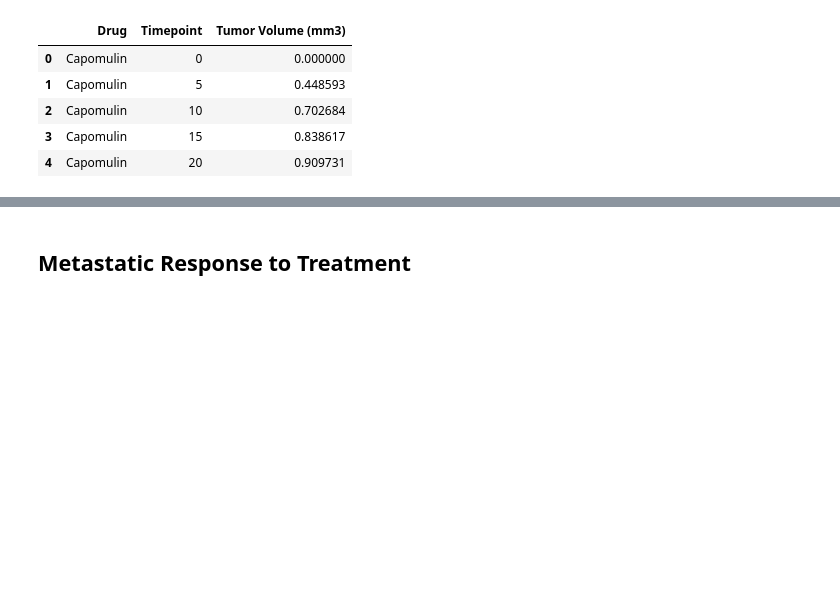
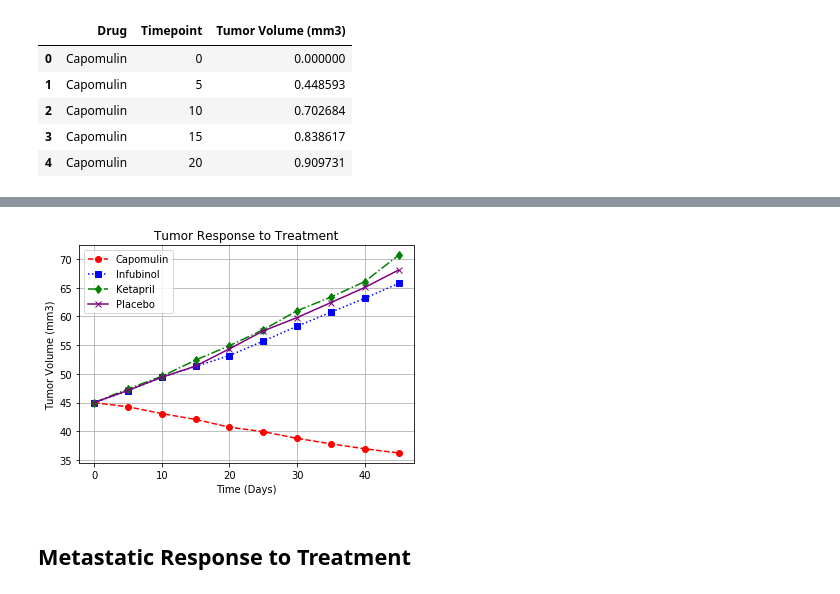
Before and after one commit to pGuillergan/matplotlib-challenge, a Jupyter notebook: Pymaceuticals/pymaceuticals_Paul_G.ipynb, the cells around one changed output, grey strips where cells are left out. Drawn from its saved outputs; the diff is of its cells as text; code cells hidden in the pictures; blank space fills up the shorter version.

Commit message:
IN PROGRESS, meta response

```diff
--- a/Pymaceuticals/pymaceuticals_Paul_G.ipynb
+++ b/Pymaceuticals/pymaceuticals_Paul_G.ipynb
@@ -61,5 +61,7 @@ tumor_std_df.head()
 | 4 | Capomulin | 20 | 0.909731 |
 # %%
 # Minor Data Munging to Re-Format the Data Frames
+tumor_response_rformat_df = tumor_response_df.pivot(index='Timepoint', columns='Drug', values='Tumor Volume (mm3)')
 
 # Preview that Reformatting worked
+tumor_response_rformat_df.head()
@@ -70,3 +76,29 @@ tumor_std_df.head()
+# %%
+# Generate the Plot (with Error Bars)
+x_axis = list(tumor_response_rformat_df.index)
+
+Capomulin, = plt.plot(x_axis, tumor_response_rformat_df[['Capomulin']],
+                      color="red", label="Capomulin",
+                      marker='o', linestyle='dashed' )
+Infubinol, = plt.plot(x_axis, tumor_response_rformat_df[['Infubinol']],
+                      color="blue", label="Infubinol",
+                      marker='s', linestyle='dotted' )
+Ketapril, = plt.plot(x_axis, tumor_response_rformat_df[['Ketapril']],
+                     color="green", label="Ketapril",
+                     marker='d', linestyle='dashdot' )
+Placebo, = plt.plot(x_axis, tumor_response_rformat_df[['Placebo']],
+                    color="purple", label="Placebo",
+                    marker='x', linestyle='solid' )
+
+plt.legend(handles=[Capomulin, Infubinol, Ketapril, Placebo], loc="best")
+plt.title("Tumor Response to Treatment")
+plt.xlabel("Time (Days)")
+plt.ylabel("Tumor Volume (mm3)")
+plt.grid()
+# Save the Figure
+plt.savefig('Tumor Response to Treatment', quality=100, dpi=300 )
+# %% [output]
+[figure, added]
 # %%
 # Show the Figure
 plt.show()
```
Also changed, not shown: parts of 4 cells of this notebook.
